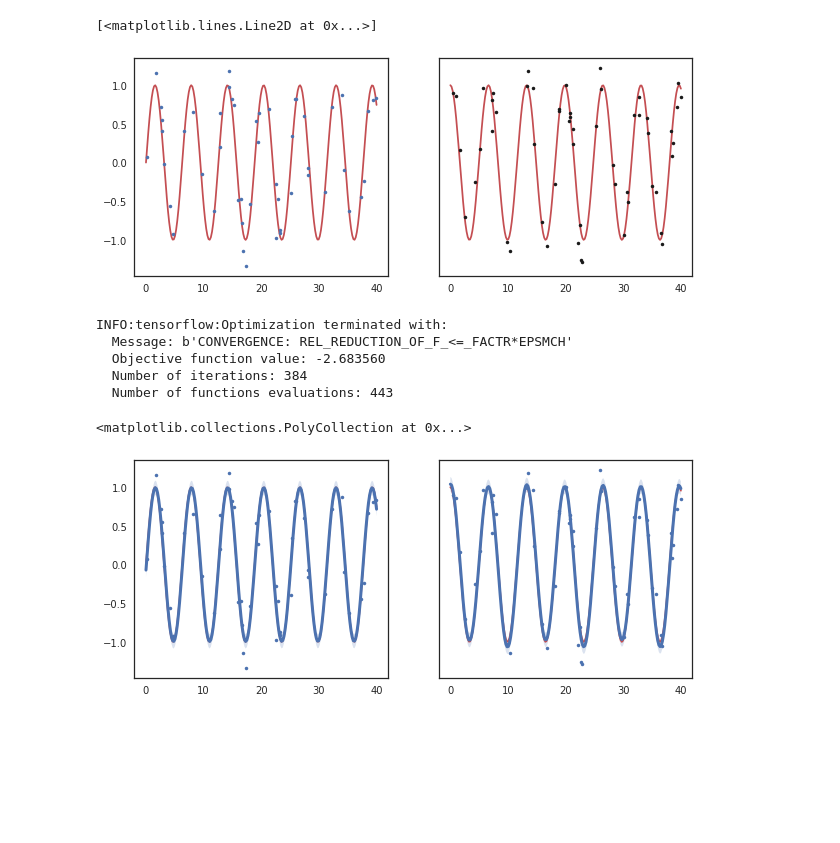
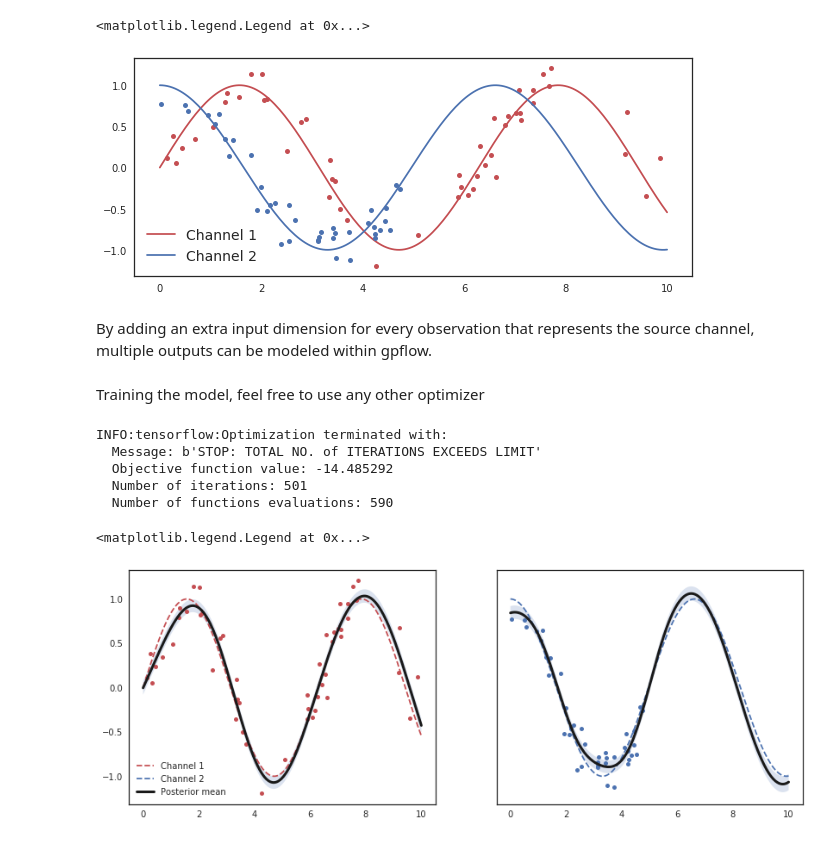
Before and after one commit to gparracl/MOSM, a Jupyter notebook: mosm_example.ipynb, the cells around one changed output. Drawn from its saved outputs; the diff is of its cells as text; code cells hidden in the pictures; blank space fills up the shorter version.

```diff
--- a/mosm_example.ipynb
+++ b/mosm_example.ipynb
@@ -13,30 +13,34 @@ seaborn.set(style="white", color_codes=True)
 # %%
 #Generation of input data, feel free to generate/import your own data.
 
 #latent process
 N_sample = 200
-X_latent = np.linspace(0, 40, N_sample)
+X_latent = np.linspace(0, 10, N_sample)
 f1 = np.sin(X_latent)
 f2 = np.cos(0.95*X_latent)
 
 #observations
 N1 = 50
-N2 = 55
-X1_obs = np.random.uniform(0, 40, N1)
-X2_obs = np.random.uniform(0, 40, N2)
+N2 = 40
+X1_obs = np.random.uniform(0, 10, N1)
+X2_obs = np.random.uniform(0, 5, N2)
 Y1 = np.sin(X1_obs)  + 0.2*np.random.randn(N1)
 Y2 = np.cos(0.95*X2_obs)  + 0.2*np.random.randn(N2)
 
 #plot
+fig = plt.figure(figsize=(10,4))
+plt.plot(X_latent, f1, 'r-', label='Channel 1')
+plt.plot(X1_obs, Y1, 'r.', ms=10)
 
-fig, axes = plt.subplots(1, 2, figsize=(10,4), sharey=True)
-axes[0].plot(X_latent, f1, 'r-')
-axes[0].plot(X1_obs, Y1, 'b.', lw=3)
-axes[1].plot(X_latent, f2, 'r-')
-axes[1].plot(X2_obs, Y2, 'k.', lw=3)
+plt.plot(X_latent, f2, 'b-', label='Channel 2')
+plt.plot(X2_obs, Y2, 'b.', ms=10)
+
+plt.legend(loc=3,shadow=True, fancybox=True,prop={'size':14})
 # %% [output]
-[<matplotlib.lines.Line2D at 0x...>]
+<matplotlib.legend.Legend at 0x...>
-[figure, old version]
+[figure, new version]
+# %% [markdown]
+By adding an extra input dimension for every observation that represents the source channel, multiple outputs can be modeled within gpflow.
 # %%
 # Format input data
 X_input = np.vstack([np.column_stack([np.zeros_like(Y1), X1_obs]),
@@ -72,32 +78,37 @@ for i in range(number_of_components-1):
 #instantiate model
 model = gpflow.models.GPR(X_input, Y_input, kern)
 model.likelihood.variance = 0.5
+# %% [markdown]
+Training the model, feel free to use any other optimizer
 # %%
 gpflow.train.ScipyOptimizer().minimize(model, disp=True, maxiter=500)
 # %% [output]
 INFO:tensorflow:Optimization terminated with:
-  Message: b'CONVERGENCE: REL_REDUCTION_OF_F_<=_FACTR*EPSMCH'
-  Objective function value: -2.683560
-  Number of iterations: 384
-  Number of functions evaluations: 443
+  Message: b'STOP: TOTAL NO. of ITERATIONS EXCEEDS LIMIT'
+  Objective function value: -14.485292
+  Number of iterations: 501
+  Number of functions evaluations: 590
-# %%
-Y_star, STD_star = model.predict_y(X_latent_input)  #predict at inputs given by X_obs
-
-fig, axes = plt.subplots(1, 2, figsize=(10,4), sharey=True)
-axes[0].plot(X_latent, f1, 'r-')
-axes[0].plot(X1_obs, Y1, 'b.', lw=3)
-axes[0].plot(X_latent, Y_star[:N_sample], 'b-', lw=3)
-axes[0].fill_between(X_latent, (Y_star[:N_sample]-2*STD_star[:N_sample]).reshape([-1]),
-                     (Y_star[:N_sample]+2*STD_star[:N_sample]).reshape([-1]), alpha=0.2)
-
-axes[1].plot(X_latent, f2, 'r-')
-axes[1].plot(X2_obs, Y2, 'b.', lw=3)
-axes[1].plot(X_latent, Y_star[N_sample:], 'b-', lw=3)
-axes[1].fill_between(X_latent, (Y_star[N_sample:]-2*STD_star[N_sample:]).reshape([-1]),
-                     (Y_star[N_sample:]+2*STD_star[N_sample:]).reshape([-1]), alpha=0.2)
-# %% [output]
-<matplotlib.collections.PolyCollection at 0x...>
-[figure, removed]
+# %%
+#predict at inputs given by X_pred
+Y_pred, STD_pred = model.predict_y(X_pred)
+
+fig, axes = plt.subplots(1, 2, figsize=(14,5), sharey=True)
+ch1, = axes[0].plot(X_latent, f1, 'r--', label='Channel 1')
+axes[0].plot(X1_obs, Y1, 'r.', ms=10)
+pred, = axes[0].plot(X_latent, Y_pred[:N_sample], 'k-', lw=3, label='Posterior mean')
+axes[0].fill_between(X_latent, (Y_pred[:N_sample]-2*STD_pred[:N_sample]).reshape([-1]),
+                     (Y_pred[:N_sample]+2*STD_pred[:N_sample]).reshape([-1]), alpha=0.2)
+
+ch2, = axes[1].plot(X_latent, f2, 'b--', label='Channel 2')
+axes[1].plot(X2_obs, Y2, 'b.', ms=10)
+axes[1].plot(X_latent, Y_pred[N_sample:], 'k-', lw=3)
+axes[1].fill_between(X_latent, (Y_pred[N_sample:]-2*STD_pred[N_sample:]).reshape([-1]),
+                     (Y_pred[N_sample:]+2*STD_pred[N_sample:]).reshape([-1]), alpha=0.2)
+
+axes[0].legend(handles=[ch1, ch2, pred], loc=3,shadow=True, fancybox=True,prop={'size':10})
+# %% [output]
+<matplotlib.legend.Legend at 0x...>
+[figure, added]
 # %%
 print(model)
 # %% [output]
```
Also changed, not shown: parts of 2 cells of this notebook.
